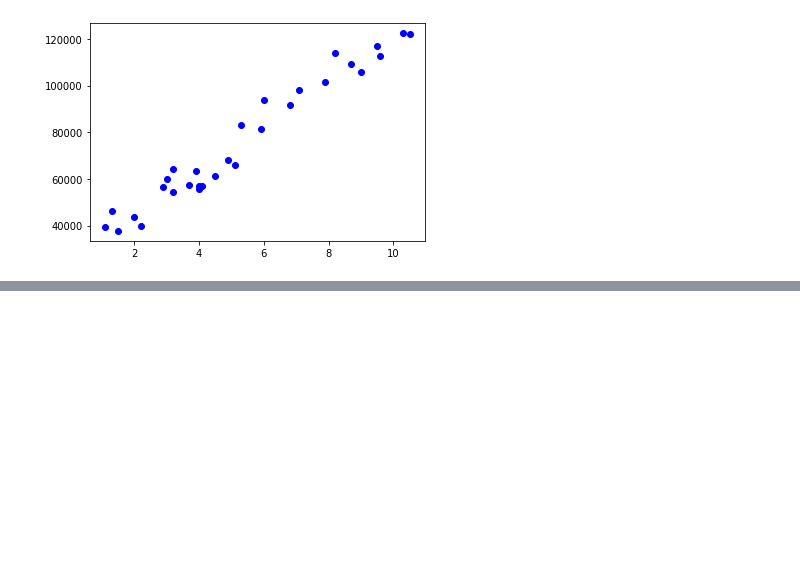
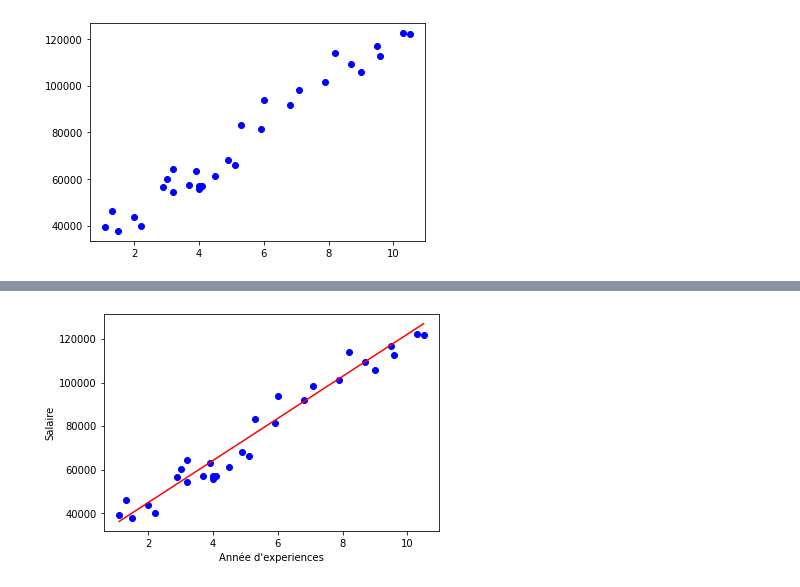
Before and after one commit to ChaouechOlfa/FormationUdemy, a Jupyter notebook: LinearRegression.ipynb, the cells around one changed output, grey strips where cells are left out. Drawn from its saved outputs; the diff is of its cells as text; code cells hidden in the pictures; blank space fills up the shorter version.

```diff
--- a/LinearRegression.ipynb
+++ b/LinearRegression.ipynb
@@ -43,3 +44,11 @@ plt.show
 # %% [output]
 <function matplotlib.pyplot.show(*args, **kw)>
 [figure]
+# %%
+#Creation du modèle
+model=linear_model.LinearRegression()
+# %%
+#préparation des données de test et d'entraînement
+X=pd.DataFrame(df.iloc[:,0])
+y=df.iloc[:,1]
+X_train,X_test,y_train,y_test=train_test_split(X,y,test_size=0.2)
@@ -45,0 +62,3 @@ plt.show
+# %%
+#Entrainement du modèle
+model.fit(X_train, y_train)
@@ -45,0 +94,10 @@ plt.show
+# %%
+#Visualisez les données
+plt.scatter(X,y,color='blue')
+y_pred2=model.predict(X)
+plt.plot(X,y_pred2,color='red')
+plt.xlabel("Année d'experiences")
+plt.ylabel("Salaire")
+plt.show()
+# %% [output]
+[figure, added]
```
Also changed, not shown: parts of 7 cells of this notebook.
